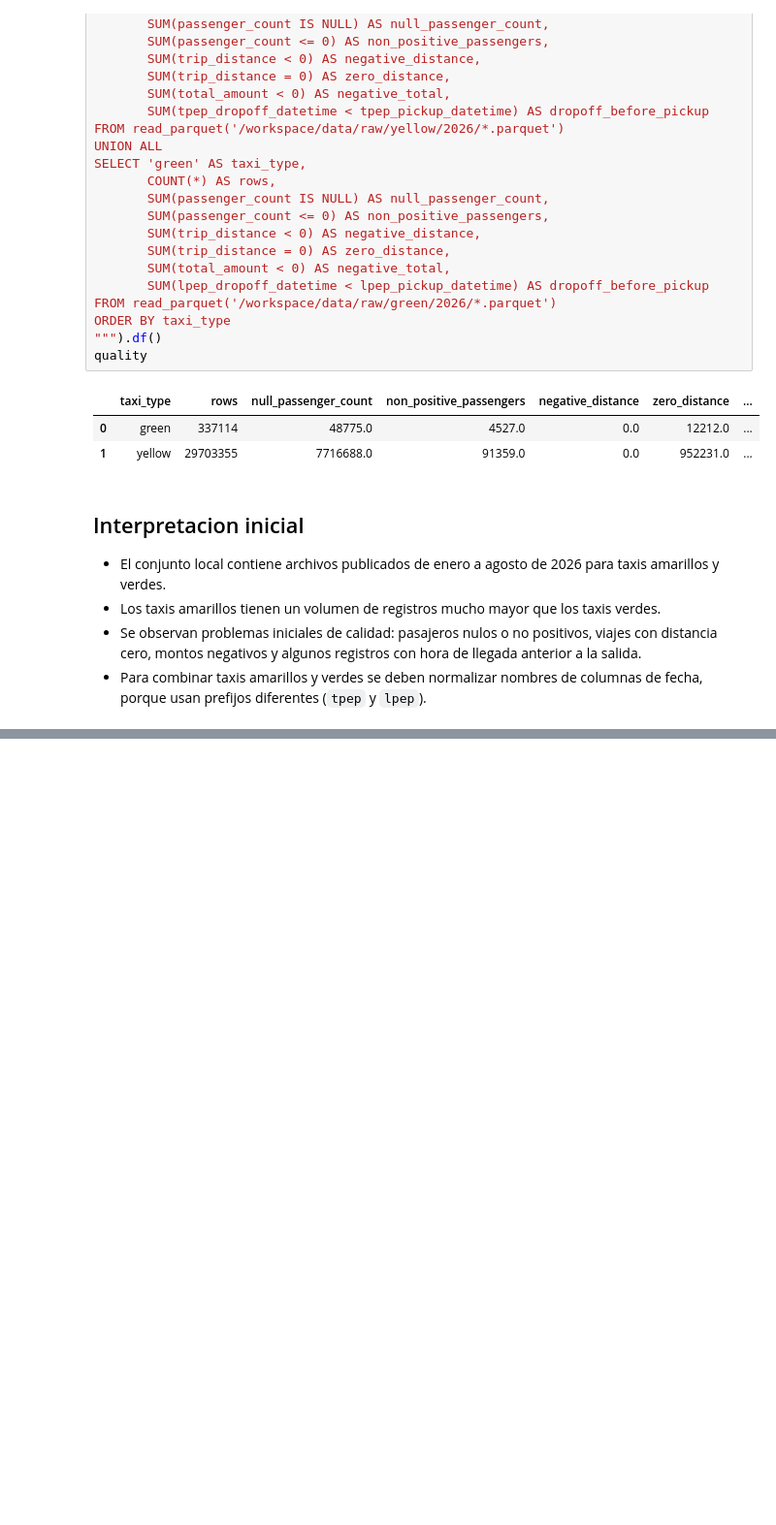
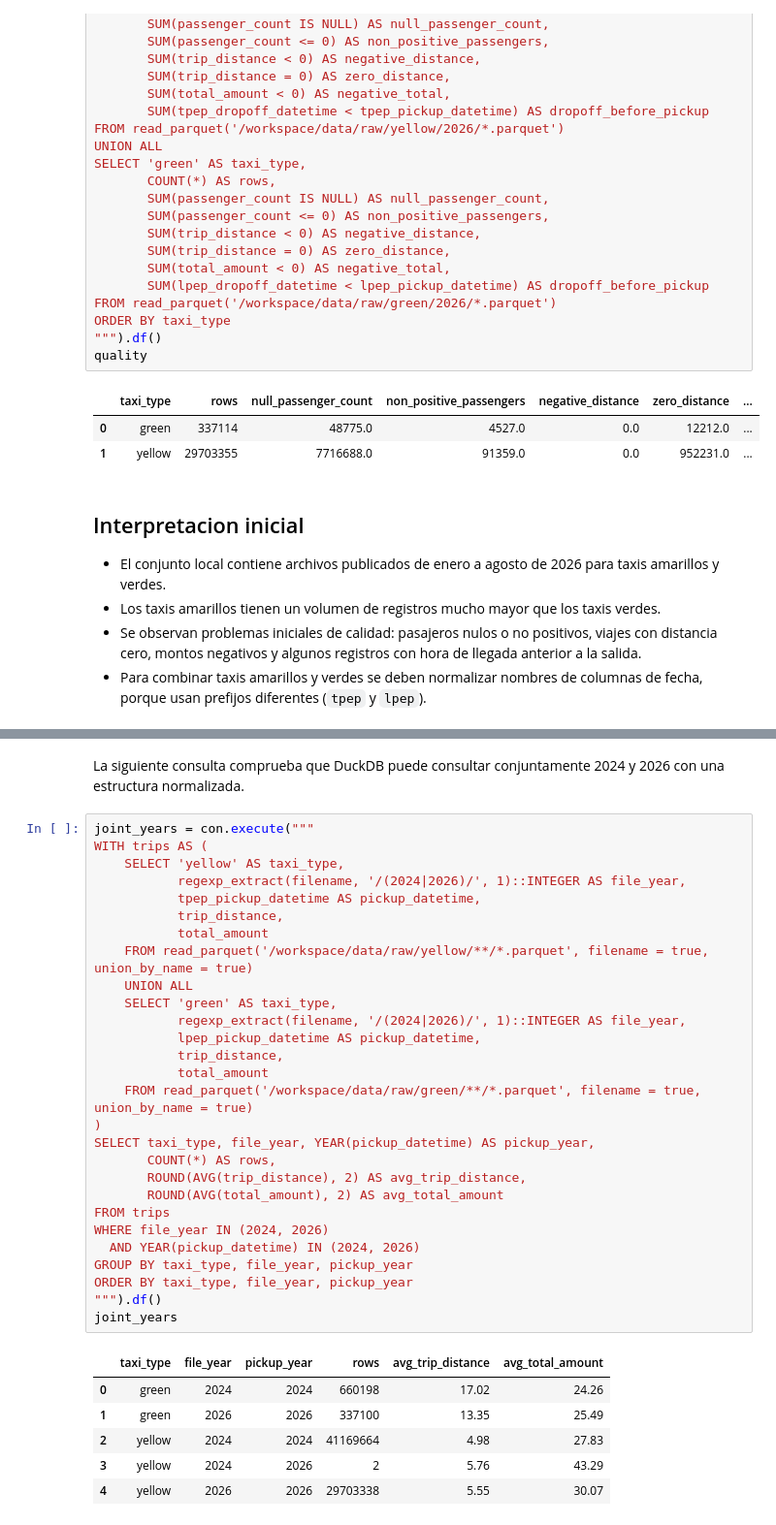
Before and after one commit to lirofiro-dev/LAB8, a Jupyter notebook: notebooks/01_direct_parquet_exploration.ipynb, the cells around one changed output, grey strips where cells are left out. Shown at 97% size. Drawn from its saved outputs; the diff is of its cells as text; blank space fills up the shorter version.

```diff
--- a/notebooks/01_direct_parquet_exploration.ipynb
+++ b/notebooks/01_direct_parquet_exploration.ipynb
@@ -185,0 +216,37 @@ quality
+# %% [markdown]
+La siguiente consulta comprueba que DuckDB puede consultar conjuntamente 2024 y 2026 con una estructura normalizada.
+# %%
+joint_years = con.execute("""
+WITH trips AS (
+    SELECT 'yellow' AS taxi_type,
+           regexp_extract(filename, '/(2024|2026)/', 1)::INTEGER AS file_year,
+           tpep_pickup_datetime AS pickup_datetime,
+           trip_distance,
+           total_amount
+    FROM read_parquet('/workspace/data/raw/yellow/**/*.parquet', filename = true, union_by_name = true)
+    UNION ALL
+    SELECT 'green' AS taxi_type,
+           regexp_extract(filename, '/(2024|2026)/', 1)::INTEGER AS file_year,
+           lpep_pickup_datetime AS pickup_datetime,
+           trip_distance,
+           total_amount
+    FROM read_parquet('/workspace/data/raw/green/**/*.parquet', filename = true, union_by_name = true)
+)
+SELECT taxi_type, file_year, YEAR(pickup_datetime) AS pickup_year,
+       COUNT(*) AS rows,
+       ROUND(AVG(trip_distance), 2) AS avg_trip_distance,
+       ROUND(AVG(total_amount), 2) AS avg_total_amount
+FROM trips
+WHERE file_year IN (2024, 2026)
+  AND YEAR(pickup_datetime) IN (2024, 2026)
+GROUP BY taxi_type, file_year, pickup_year
+ORDER BY taxi_type, file_year, pickup_year
+""").df()
+joint_years
+# %% [output]
+|  | taxi_type | file_year | pickup_year | rows | avg_trip_distance | avg_total_amount |
+| 0 | green | 2024 | 2024 | 660198 | 17.02 | 24.26 |
+| 1 | green | 2026 | 2026 | 337100 | 13.35 | 25.49 |
+| 2 | yellow | 2024 | 2024 | 41169664 | 4.98 | 27.83 |
+| 3 | yellow | 2024 | 2026 | 2 | 5.76 | 43.29 |
+| 4 | yellow | 2026 | 2026 | 29703338 | 5.55 | 30.07 |
```
Also changed, not shown: parts of 5 cells of this notebook, 4 other files.
